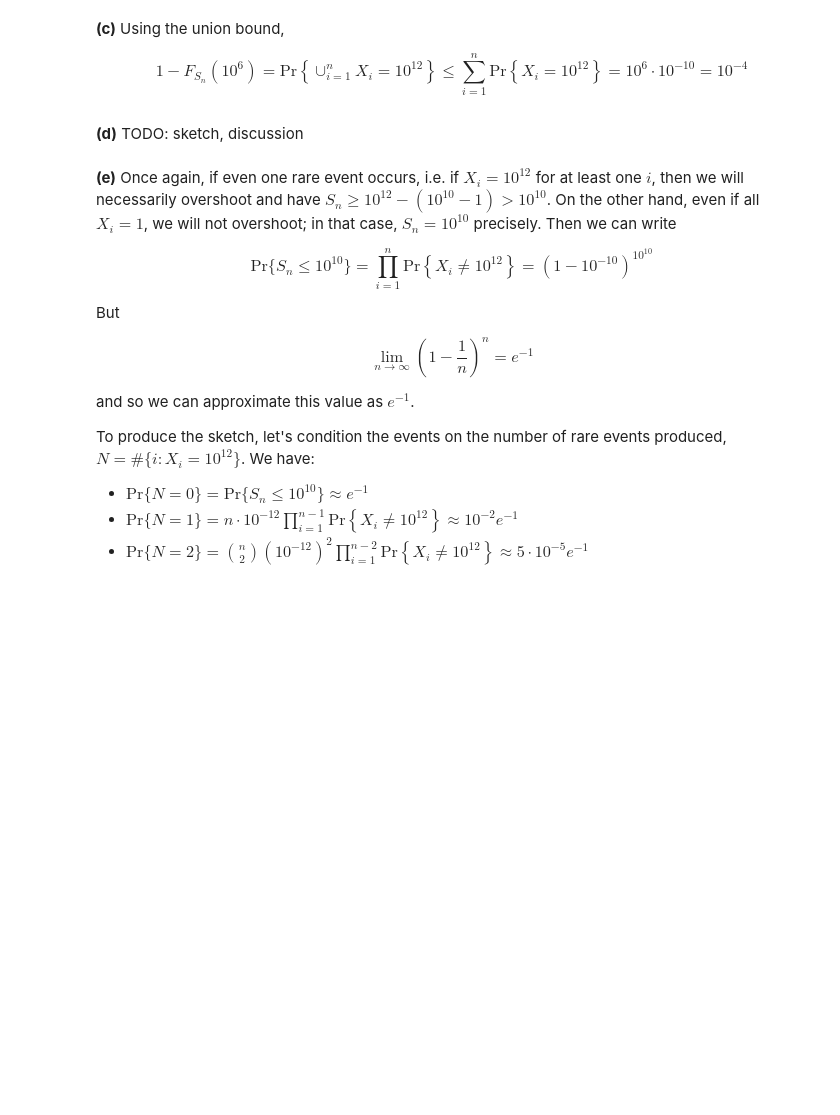
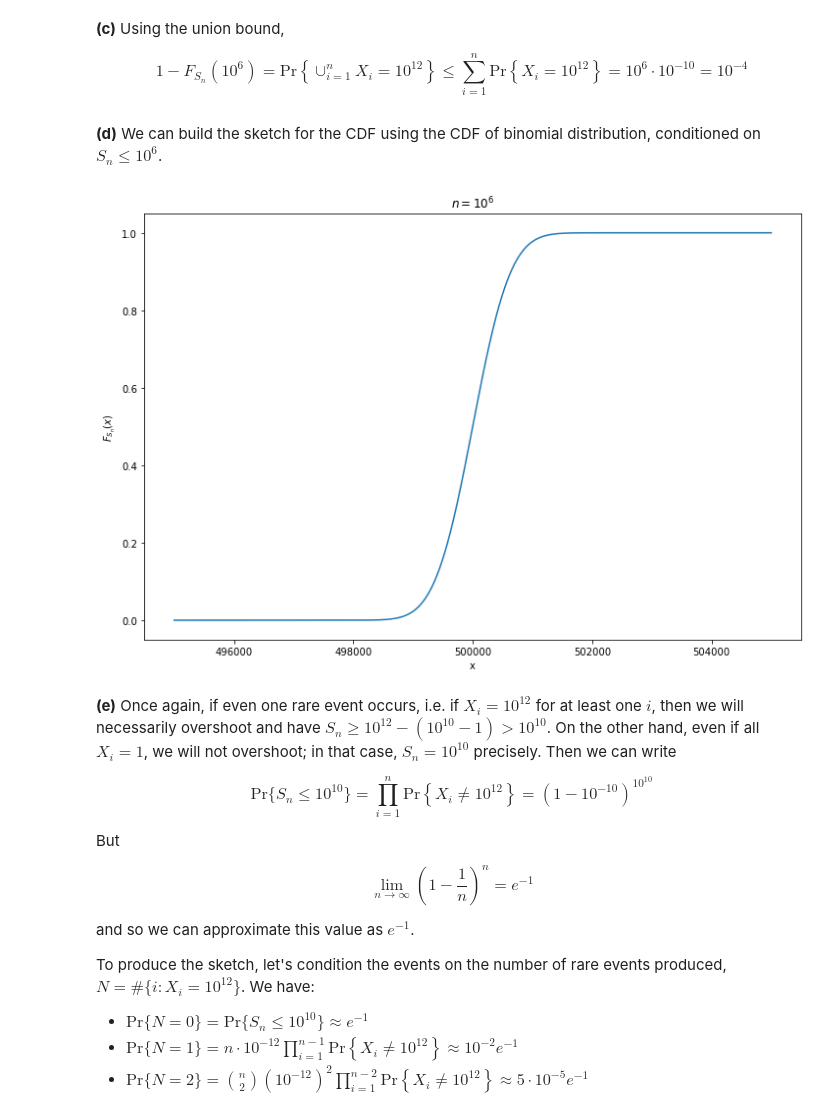
Before and after one commit to telmo-correa/stochastic-processes-theory-for-applications, a Jupyter notebook: Chapter 01 (Ex. 41 - 48) - Introduction and Review of Probability.ipynb, the cells around one changed output. Drawn from its saved outputs; the diff is of its cells as text; code cells hidden in the pictures; blank space fills up the shorter version.

```diff
--- a/Chapter 01 (Ex. 41 - 48) - Introduction and Review of Probability.ipynb
+++ b/Chapter 01 (Ex. 41 - 48) - Introduction and Review of Probability.ipynb
@@ -440,8 +440,29 @@ $$ \text{Pr} \left\{ S_n \leq 10^6 \right\} = \prod_{i=1}^n \text{Pr}\left\{ X_i
 **(c)** Using the union bound,
 
 $$ 1 - F_{S_n}(10^6) = \text{Pr}\left\{ \cup_{i=1}^n X_i = 10^{12} \right\} \leq \sum_{i=1}^n \text{Pr}\left\{ X_i = 10^{12} \right\} = 10^6 \cdot 10^{-10} = 10^{-4} $$
-# %% [markdown]
-**(d)** TODO: sketch, discussion
+# %% [markdown]
+**(d)**  We can build the sketch for the CDF using the CDF of binomial distribution, conditioned on $S_n \leq 10^6$.
+# %%
+import numpy as np
+from scipy.stats import binom
+import matplotlib.pyplot as plt
+%matplotlib inline
+
+nn = np.arange(5*10**5 -5*10**3, 5*10**5 + 5*10**3, step=1)
+
+discount_factor = (1 - 10**(-10))**(10**6)
+
+def F(x):
+    return discount_factor * binom.cdf(x, 10**6, 1/2)
+
+plt.figure(figsize=(12, 8))
+plt.plot(nn, F(nn))
+plt.xlabel('x')
+plt.ylabel(r'$F_{S_n}(x)$')
+plt.title(r'$n = 10^6$')
+plt.show()
+# %% [output]
+[figure, added]
 # %% [markdown]
 **(e)**  Once again, if even one rare event occurs, i.e. if $X_i = 10^{12}$ for at least one $i$, then we will necessarily overshoot and have $S_n \geq 10^{12} - (10^{10} - 1) > 10^{10}$.  On the other hand, even if all $X_i = 1$, we will not overshoot; in that case, $S_n = 10^{10}$ precisely.  Then we can write
 
```
Also changed, not shown: parts of 5 cells of this notebook.
